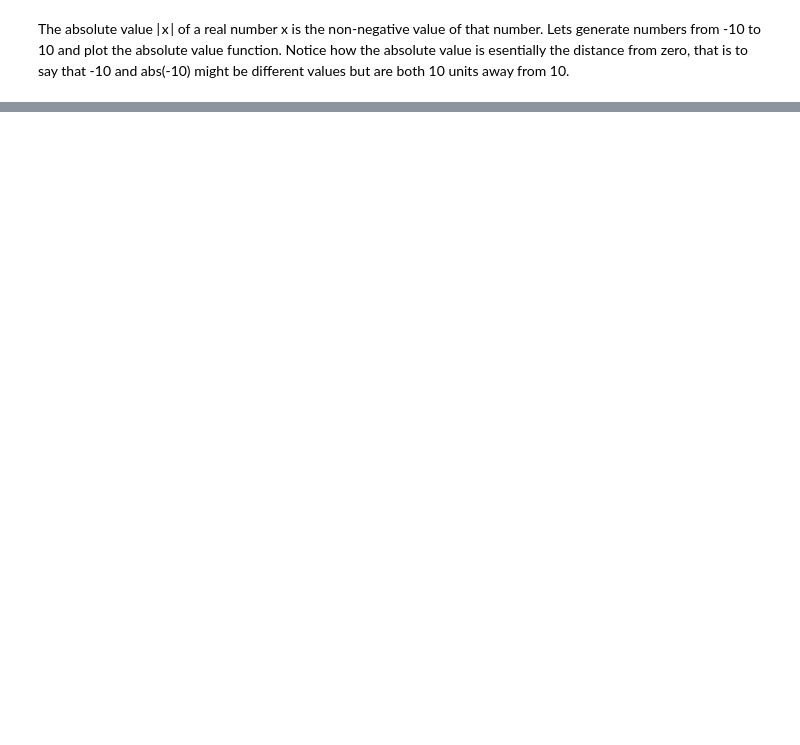
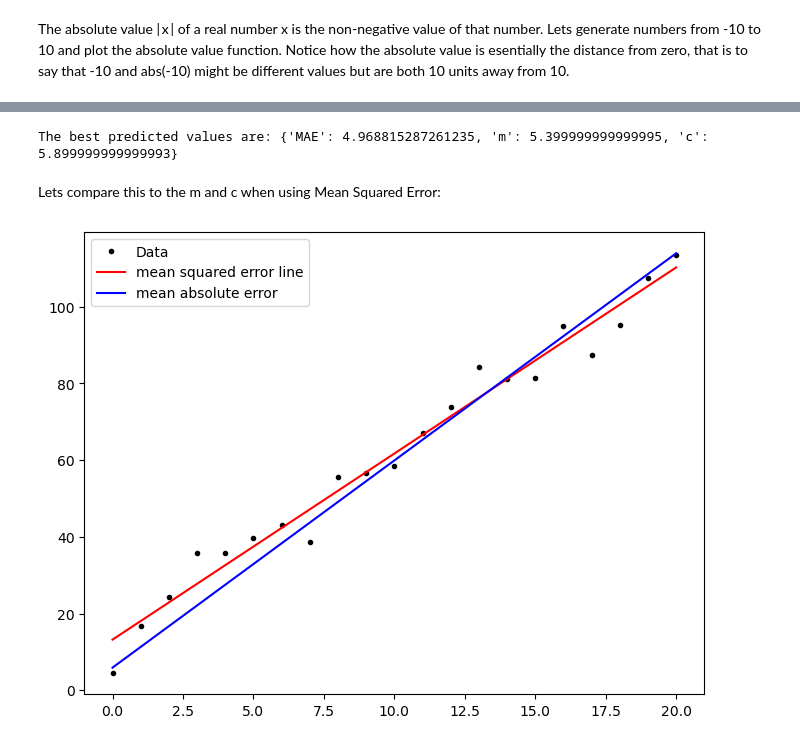
Before and after one commit to CiaranMoran27/machstat-assessment, a Jupyter notebook: practicals/03-models-exercises.ipynb, the cells around one changed output, grey strips where cells are left out. Cells and saved outputs as stored; diff of their text form; code cells hidden in the pictures; blank space fills up the shorter version.

```diff
--- a/practicals/03-models-exercises.ipynb
+++ b/practicals/03-models-exercises.ipynb
@@ -42,0 +78,43 @@ plt.show()
+# %%
+# calculating Mean Absolute Error
+# substitute y values for predicted y-values = mx + c
+optimal_vals = {'MAE': 1000000, 'm': 0, 'c': 0}
+
+for m in np.arange(4, 6, 0.1):
+
+    # loop potential c vals from -10 to 10 (steps of 0.5) as y-intercept looks in this range
+    for c in np.arange(4, 6, 0.1):
+
+        mae_val = 0
+        for i in range(len(xvals)):
+            # get absolute diff of x and y theoretical
+            # use val of 5.3 as slope as solved above
+            # get abs diff between yvals actual and yvals theoretical
+            mae_val += abs(yvals[i] - (m * xvals[i] + c))
+
+        error = mae_val / len(xvals)
+        if error < optimal_vals['MAE']:
+            optimal_vals.update({'MAE': error, 'm': m, 'c': c})
+
+print("The best predicted values are:",optimal_vals)
+# %% [output]
+The best predicted values are: {'MAE': 4.968815287261235, 'm': 5.399999999999995, 'c': 5.899999999999993}
+# %% [markdown]
+Lets compare this to the m and c when using Mean Squared Error:
+# %%
+m_mse, c_mse = np.polyfit(xvals, yvals, 1)
+# %%
+plt.plot(xvals, yvals, 'k.', label="Data")
+
+# plot x vs y-actual, y-pred (MSE) and y-pred MAE
+plt.plot(xvals, m_mse * xvals + c_mse, 'r-', label = r"mean squared error line")
+plt.plot(xvals, optimal_vals['m'] * xvals + optimal_vals['c'], 'b-',
+         label = r"mean absolute error")
+
+# format plot
+plt.legend()
+plt.xlabel('')
+plt.ylabel('')
+plt.show()
+# %% [output]
+[figure, added]
```
Also changed, not shown: parts of 10 cells of this notebook.
